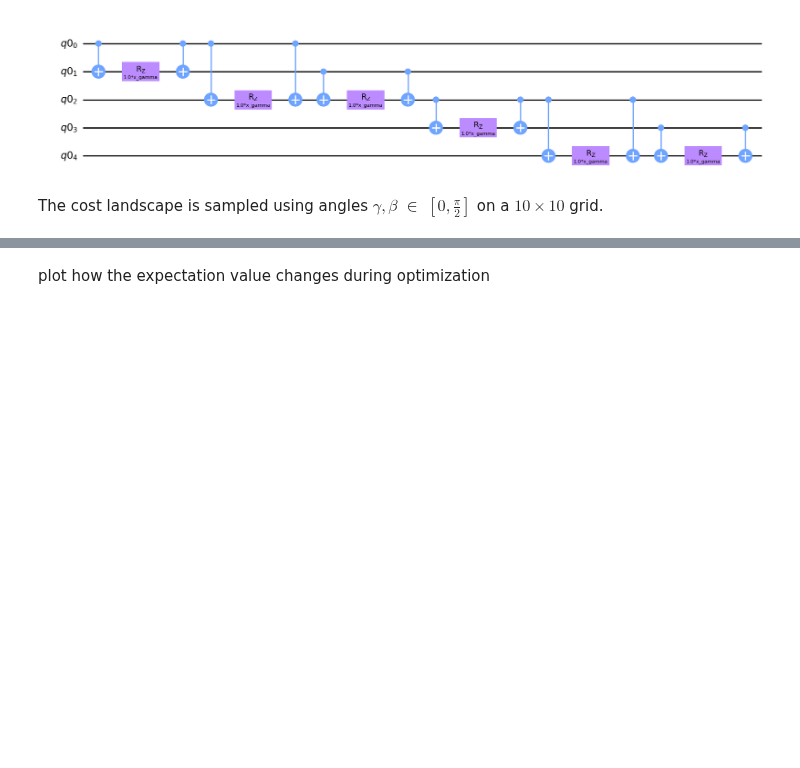
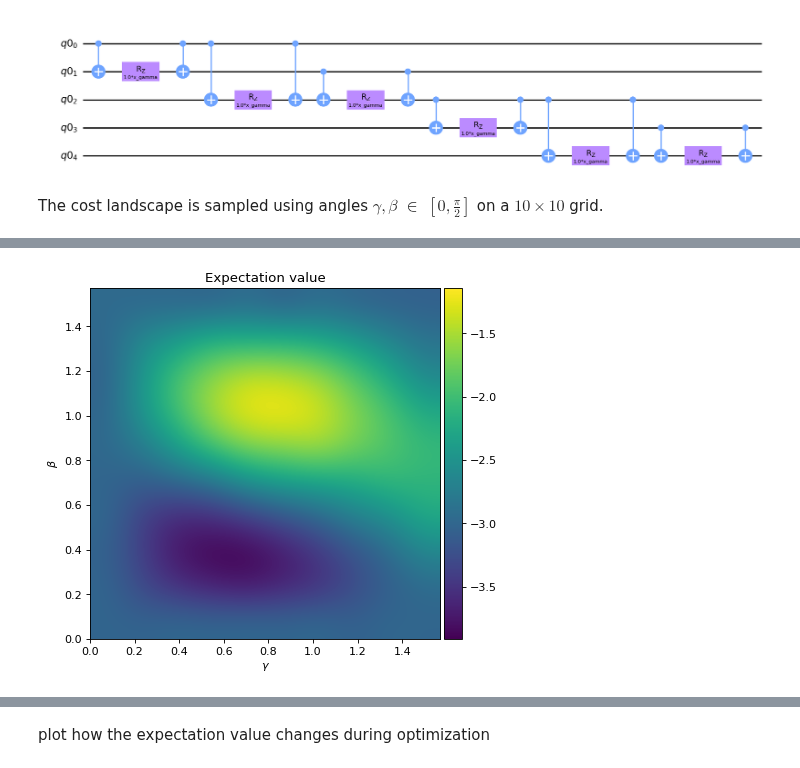
Before and after one commit to OpenQuantumComputing/QAOA, a Jupyter notebook: examples/MaxCut/ToyExample.ipynb, the cells around one changed output, grey strips where cells are left out. Cells and saved outputs as stored; diff of their text form; code cells hidden in the pictures; blank space fills up the shorter version.

```diff
--- a/examples/MaxCut/ToyExample.ipynb
+++ b/examples/MaxCut/ToyExample.ipynb
@@ -43,4 +43,5 @@ qaoa.problem.circuit.draw('mpl')
 The cost landscape is sampled using angles $\gamma, \beta$ $\in$ $[0, \frac{\pi}{2}]$ on a $10\times10$ grid.
 # %%
 qaoa.sample_cost_landscape( angles={"gamma": [0, np.pi/2 , 10], "beta": [0, np.pi/2 , 10]} )
+plot_E(qaoa)
 # %% [output]
@@ -54,3 +55,4 @@ qaoa.sample_cost_landscape( angles={"gamma": [0, np.pi/2 , 10], "beta": [0, np.p
+[figure, added]
 # %%
 qaoa.optimize(depth=1)
 # %% [output]
```
Also changed, not shown: parts of 5 cells of this notebook, 8 other files.
